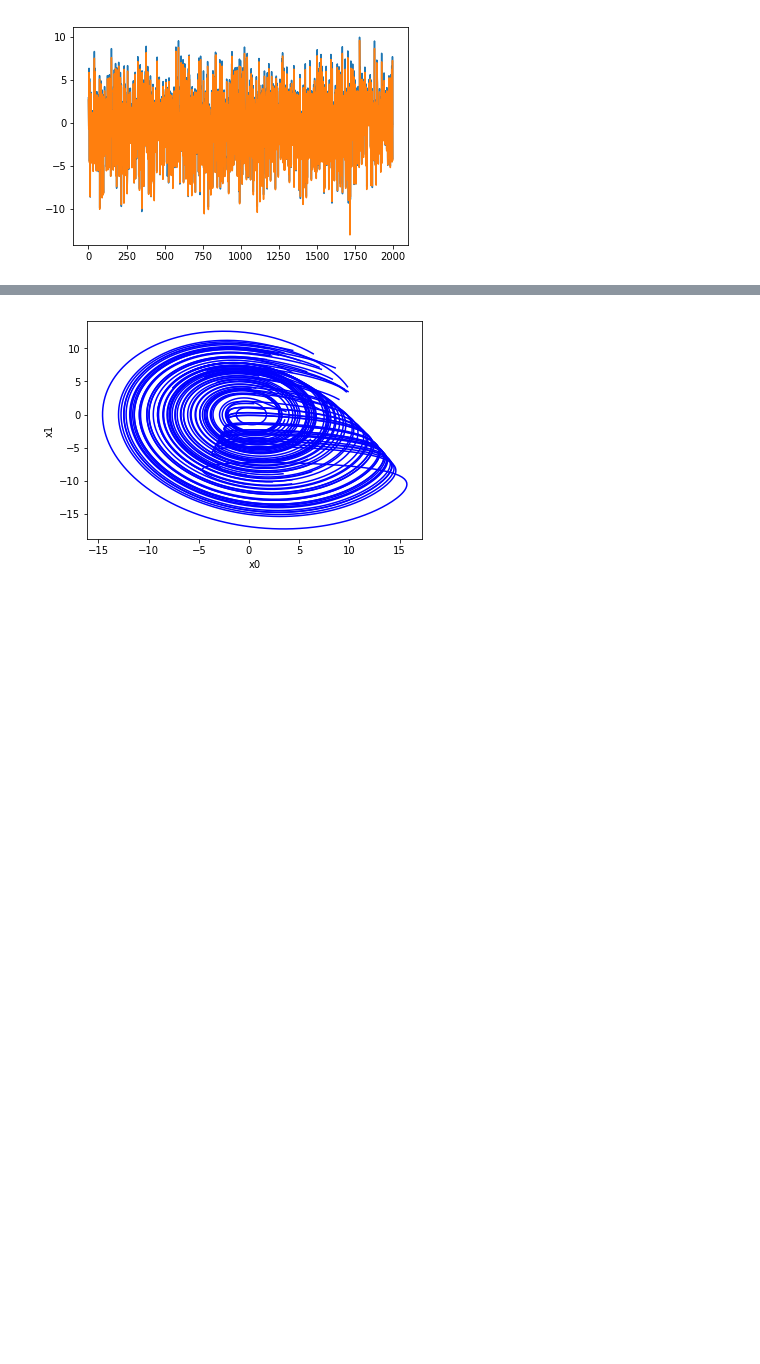
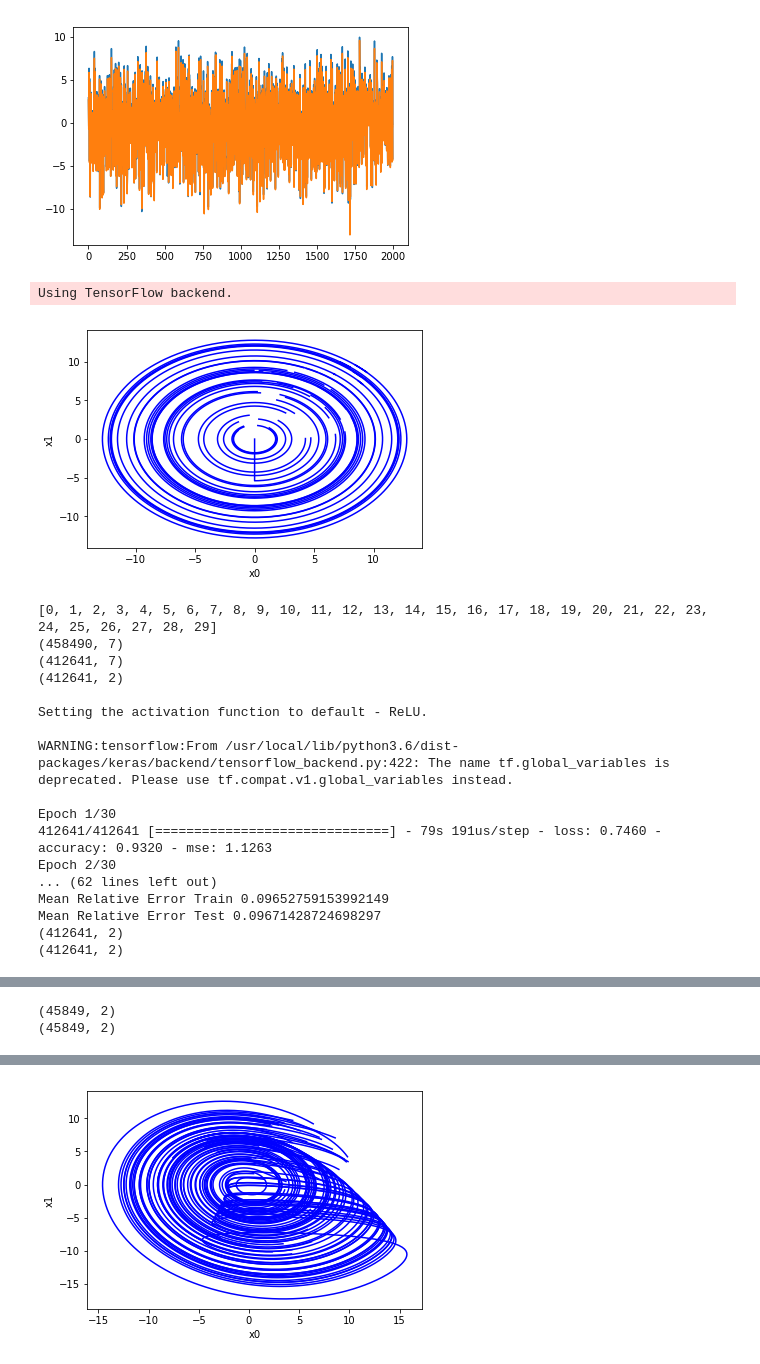
Before and after one commit to mag16154/NeuralExplorer, a Jupyter notebook: core_eval/evaluations_training_vp.ipynb, the cells around one changed output, grey strips where cells are left out. Drawn from its saved outputs; the diff is of its cells as text; code cells hidden in the pictures; blank space fills up the shorter version.

```diff
--- a/core_eval/evaluations_training_vp.ipynb
+++ b/core_eval/evaluations_training_vp.ipynb
@@ -309,3 +309,42 @@ Mean Relative Error Test 0.1094165686741907
 (45849, 2)
 [figure]
 [figure]
+# %%
+import matplotlib
+%matplotlib inline
+
+from learningModule import DataConfiguration, CreateTrainNN
+
+dataObject = DataConfiguration(dynamics='SmoothHybridLinearOscillator')
+dataObject.setSteps(500)
+dataObject.setSamples(30)
+dataObject.setLowerBound([0.0, 0.0])
+dataObject.setUpperBound([10.0, 10.0])
+dataObject.generateTrajectories()
+dataObject.showTrajectories()
+dataObject.createData(jumps=[1,2,4,8,10,12,16])
+
+nnObject = CreateTrainNN(dynamics='SmoothHybridLinearOscillator')
+nnObject.createInputOutput(data_object = dataObject, inp_vars=['x','xp','v','t'], out_vars=['vp'])
+nnObject.setEpochs(30)
+nnObject.trainTestNN(optim='SDG', loss_fn='mae', layers=8, neurons=512)
+# %% [output]
+Using TensorFlow backend.
+[figure, added]
+[0, 1, 2, 3, 4, 5, 6, 7, 8, 9, 10, 11, 12, 13, 14, 15, 16, 17, 18, 19, 20, 21, 22, 23, 24, 25, 26, 27, 28, 29]
+(458490, 7)
+(412641, 7)
+(412641, 2)
+
+Setting the activation function to default - ReLU.
+
+WARNING:tensorflow:From /usr/local/lib/python3.6/dist-packages/keras/backend/tensorflow_backend.py:422: The name tf.global_variables is deprecated. Please use tf.compat.v1.global_variables instead.
+
+Epoch 1/30
+412641/412641 [==============================] - 79s 191us/step - loss: 0.7460 - accuracy: 0.9320 - mse: 1.1263
+Epoch 2/30
+... (62 lines left out)
+Mean Relative Error Train 0.09652759153992149
+Mean Relative Error Test 0.09671428724698297
+(412641, 2)
+(412641, 2)
@@ -311,0 +353,2 @@ Mean Relative Error Test 0.1094165686741907
+(45849, 2)
+(45849, 2)
```
Also changed, not shown: parts of 5 cells of this notebook.
